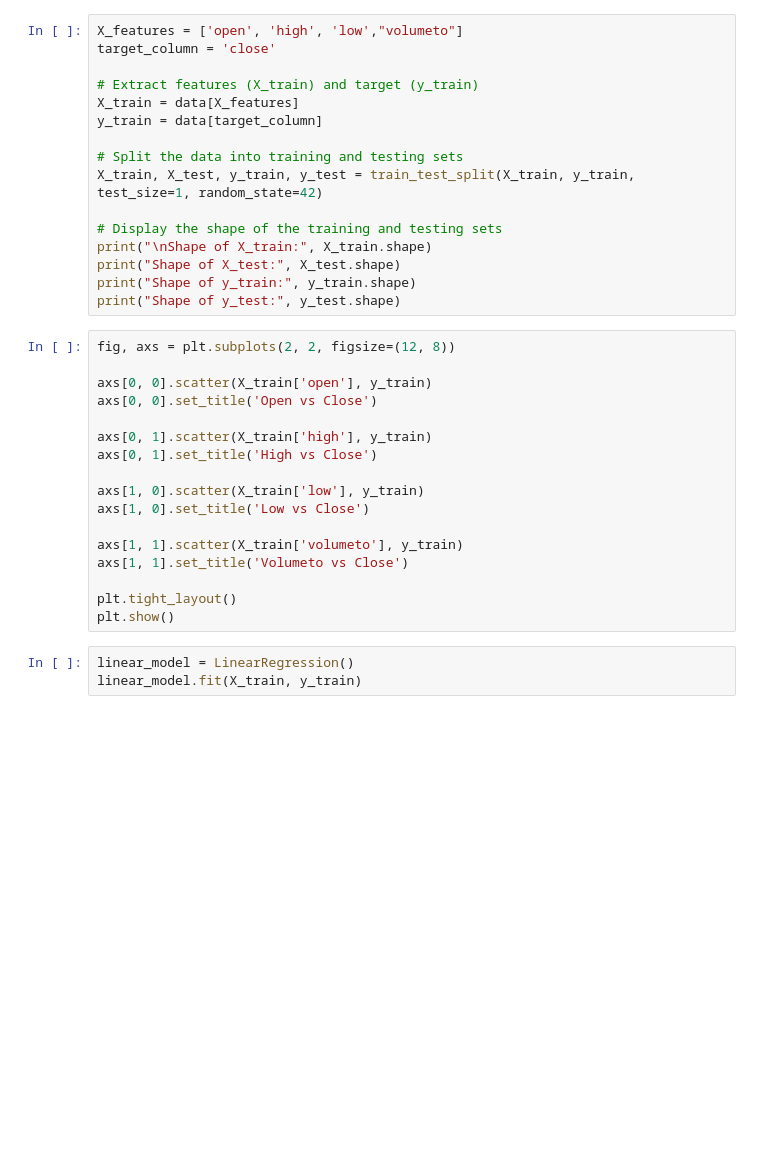
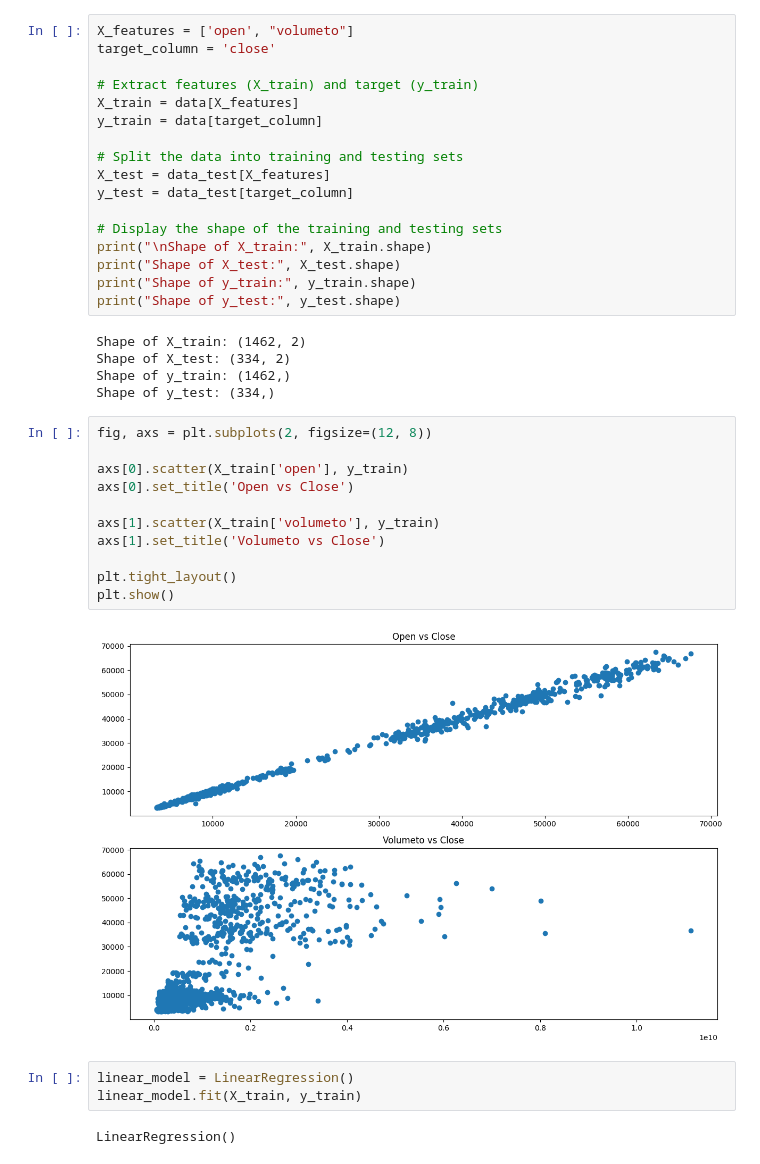
Before and after one commit to FakePickle/CoinSavvy, a Jupyter notebook: ml_model.ipynb, the cells around one changed output. Cells and saved outputs as stored; diff of their text form; blank space fills up the shorter version.

Commit message:
New model created based on open and volume features

```diff
--- a/ml_model.ipynb
+++ b/ml_model.ipynb
@@ -14,5 +23,5 @@ print(data.head())
 # %%
-X_features = ['open', 'high', 'low',"volumeto"]
+X_features = ['open', "volumeto"]
 target_column = 'close'
 
 # Extract features (X_train) and target (y_train)
@@ -20,33 +29,37 @@ X_train = data[X_features]
 y_train = data[target_column]
 
 # Split the data into training and testing sets
-X_train, X_test, y_train, y_test = train_test_split(X_train, y_train, test_size=1, random_state=42)
+X_test = data_test[X_features]
+y_test = data_test[target_column]
 
 # Display the shape of the training and testing sets
 print("\nShape of X_train:", X_train.shape)
 print("Shape of X_test:", X_test.shape)
 print("Shape of y_train:", y_train.shape)
 print("Shape of y_test:", y_test.shape)
+# %% [output]
+Shape of X_train: (1462, 2)
+Shape of X_test: (334, 2)
+Shape of y_train: (1462,)
+Shape of y_test: (334,)
 # %%
-fig, axs = plt.subplots(2, 2, figsize=(12, 8))
+fig, axs = plt.subplots(2, figsize=(12, 8))
 
-axs[0, 0].scatter(X_train['open'], y_train)
-axs[0, 0].set_title('Open vs Close')
+axs[0].scatter(X_train['open'], y_train)
+axs[0].set_title('Open vs Close')
 
-axs[0, 1].scatter(X_train['high'], y_train)
-axs[0, 1].set_title('High vs Close')
-
-axs[1, 0].scatter(X_train['low'], y_train)
-axs[1, 0].set_title('Low vs Close')
-
-axs[1, 1].scatter(X_train['volumeto'], y_train)
-axs[1, 1].set_title('Volumeto vs Close')
+axs[1].scatter(X_train['volumeto'], y_train)
+axs[1].set_title('Volumeto vs Close')
 
 plt.tight_layout()
 plt.show()
+# %% [output]
+[figure, added]
 # %%
 linear_model = LinearRegression()
 linear_model.fit(X_train, y_train)
+# %% [output]
+LinearRegression()
 # %%
 b = linear_model.intercept_
 w = linear_model.coef_
```
Also changed, not shown: parts of 4 cells of this notebook, 4 other files.
